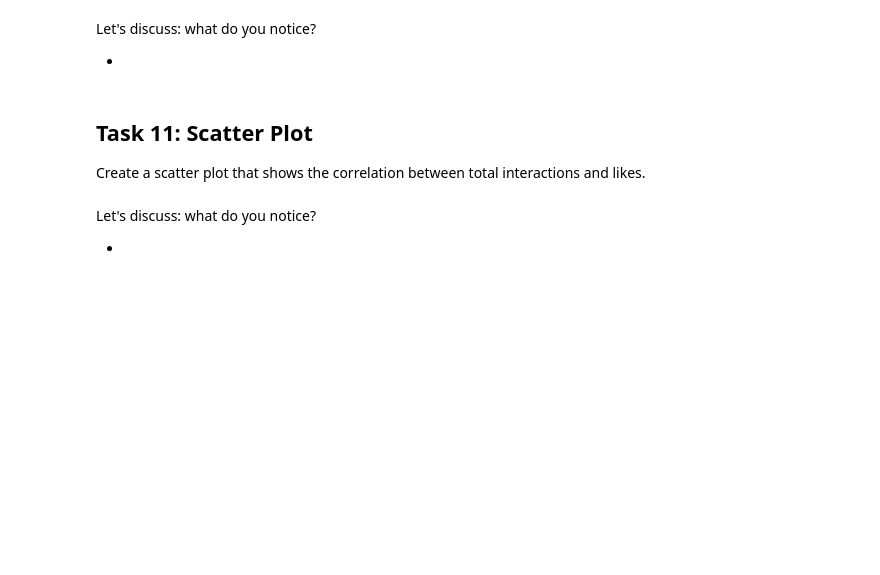
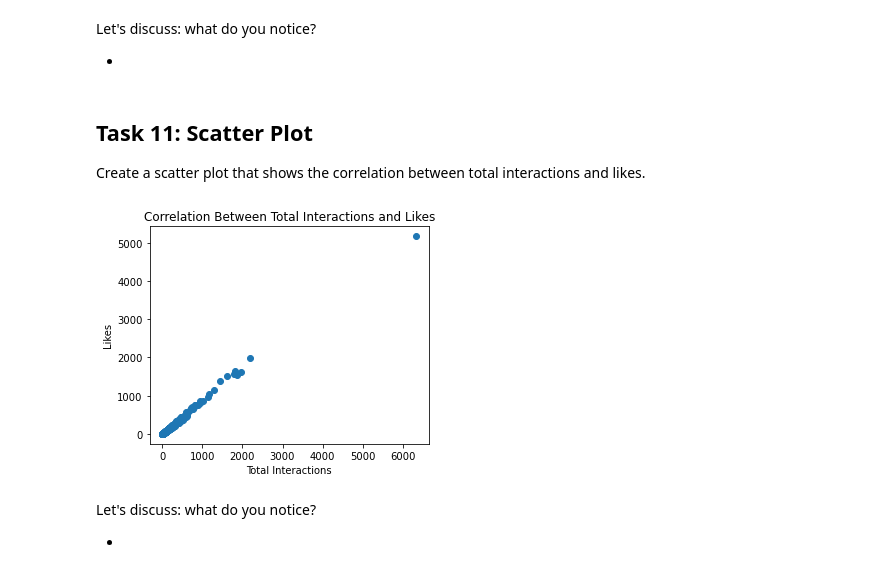
Before and after one commit to kmcneil901/NTL-DS-080723, a Jupyter notebook: code challenge practice/P1-Code-Challenge-Review.ipynb, the cells around one changed output. Saved outputs shown, nothing was run; the diff lists cells and outputs as text; code cells hidden in the pictures; blank space fills up the shorter version.

```diff
--- a/code challenge practice/P1-Code-Challenge-Review.ipynb
+++ b/code challenge practice/P1-Code-Challenge-Review.ipynb
@@ -259,3 +434,12 @@ Create a scatter plot that shows the correlation between total interactions and
+# %%
+fig, ax = plt.subplots(figsize=(5,4))
+ax.scatter(df['Total Interactions'],df['like'])
+
+ax.set_title('Correlation Between Total Interactions and Likes')
+ax.set_xlabel('Total Interactions')
+ax.set_ylabel('Likes');
+# %% [output]
+[figure, added]
 # %% [markdown]
 Let's discuss: what do you notice?
 
```
Also changed, not shown: parts of 62 cells of this notebook.
